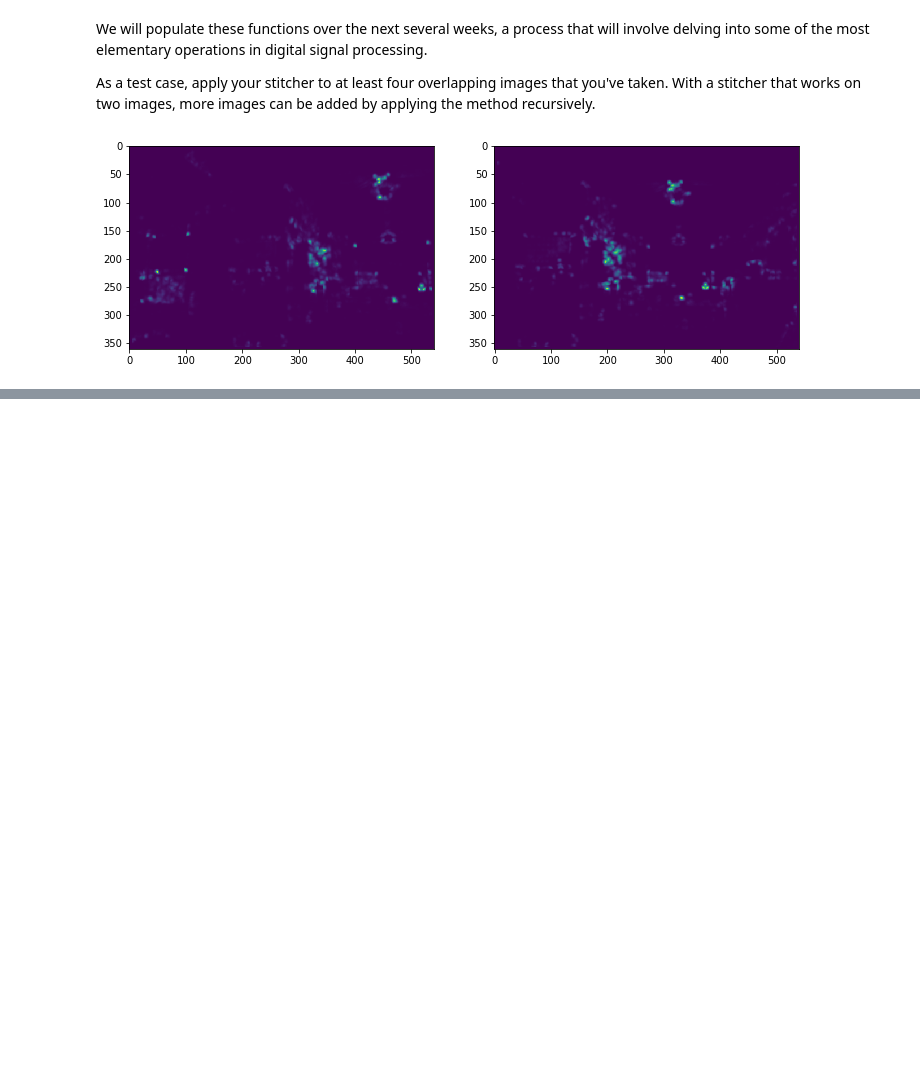
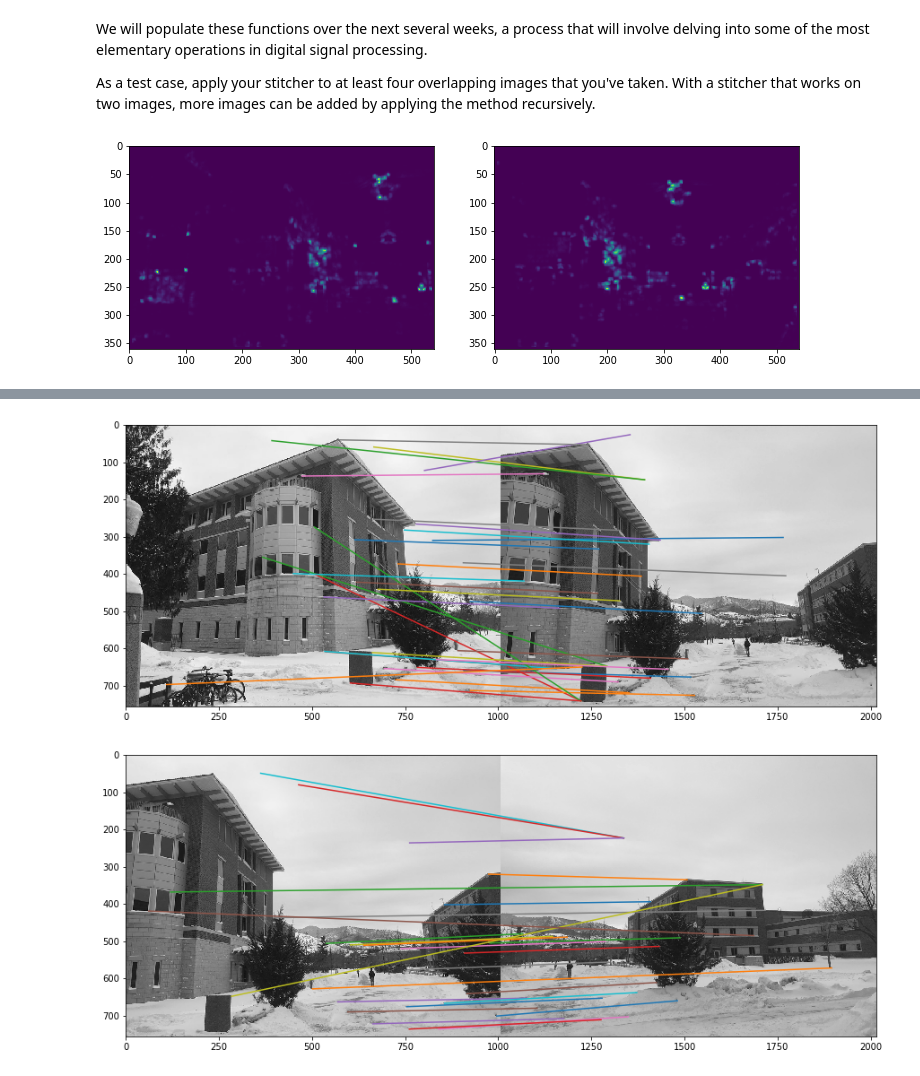
Before and after one commit to UMT-Computer-Vision-Spring-2019/project_2, a Jupyter notebook: project_description.ipynb, the cells around one changed output, grey strips where cells are left out. Saved outputs shown, nothing was run; the diff lists cells and outputs as text; code cells hidden in the pictures; blank space fills up the shorter version.

```diff
--- a/project_description.ipynb
+++ b/project_description.ipynb
@@ -335,0 +397,7 @@ plt.show()
+# %%
+x1, y1 = myStitcher.local_max(h1)
+x2, y2 = myStitcher.local_max(h2)
+x1, y1 = myStitcher.adaptive_suppression(h1, y1, x1, n=200)
+x2, y2 = myStitcher.adaptive_suppression(h2, y2, x2, n=200)
+d1, out_x1, out_y1 = myStitcher.generate_descriptors(i1, x1, y1)
+d2, out_x2, out_y2 = myStitcher.generate_descriptors(i2, x2, y2)
@@ -335,0 +416,38 @@ plt.show()
+# %%
+threshold = 0.7
+n_iter = 10000
+# MATCHES B/T i1 and i2
+ix1, ix2 = myStitcher.match_keypoints(d1, d2, out_x1, out_y1, out_x2, out_y2, threshold)
+match_x1, match_y1 = myStitcher.unpack(ix1)
+match_x2, match_y2 = myStitcher.unpack(ix2)
+out_im = np.concatenate((i1, i2), axis=1)
+match_x2 += i1.shape[1]
+plt.figure(figsize=(15, 12))
+plt.imshow(out_im, cmap='gray')
+for x, y, xx, yy in zip(match_x1, match_y1, match_x2, match_y2):
+    plt.plot([x, xx], [y, yy])
+plt.show()
+pts1 = np.vstack((match_x1, match_y1)).T
+pts2 = np.vstack((match_x2, match_y2)).T
+match_x2 -= i1.shape[1]
+ss = 7
+H_besti1i2, inliersi1i2 = myStitcher.RANSAC(n_iter, pts1, pts2, ss, 3)
+# MATCHES B/T i2 and i3
+ix1, ix2 = myStitcher.match_keypoints(d2, d3, out_x2, out_y2, out_x3, out_y3, threshold)
+match_x1, match_y1 = myStitcher.unpack(ix1)
+match_x2, match_y2 = myStitcher.unpack(ix2)
+out_im = np.concatenate((i2, i3), axis=1)
+match_x2 += i1.shape[1]
+plt.figure(figsize=(15, 12))
+plt.imshow(out_im, cmap='gray')
+for x, y, xx, yy in zip(match_x1, match_y1, match_x2, match_y2):
+    plt.plot([x, xx], [y, yy])
+plt.show()
+pts1 = np.vstack((match_x1, match_y1)).T
+match_x2 -= i1.shape[1]
+pts2 = np.vstack((match_x2, match_y2)).T
+ss = 7
+H_besti2i3, inliersi2i3 = myStitcher.RANSAC(n_iter, pts1, pts2, ss, 2, r=8)
+# %% [output]
+[figure, added]
+[figure, added]
```
Also changed, not shown: parts of 13 cells of this notebook, 6 other files.
